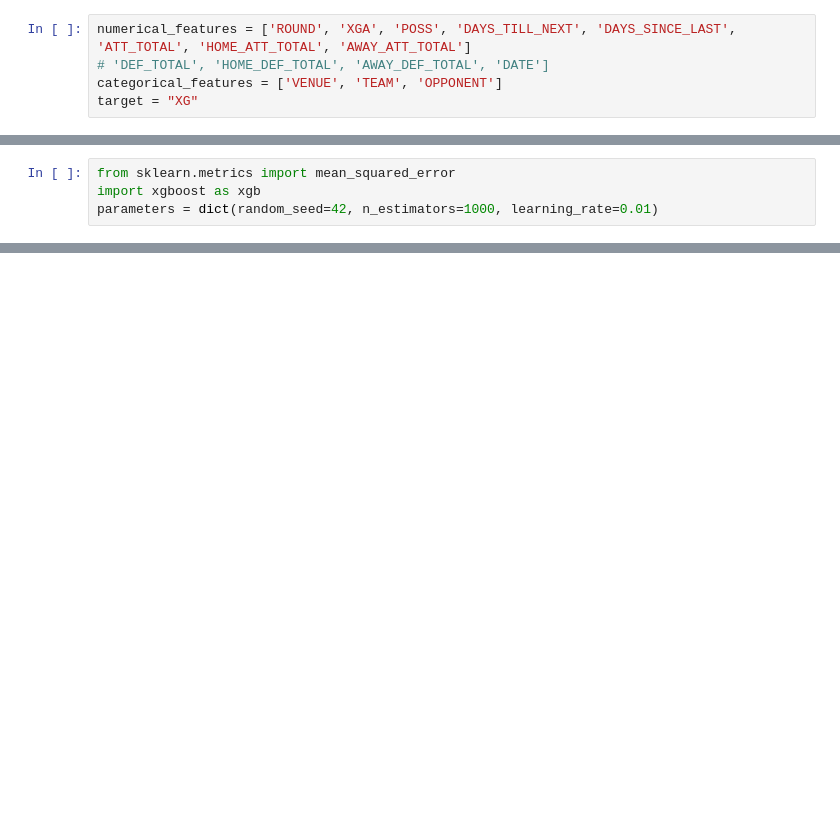
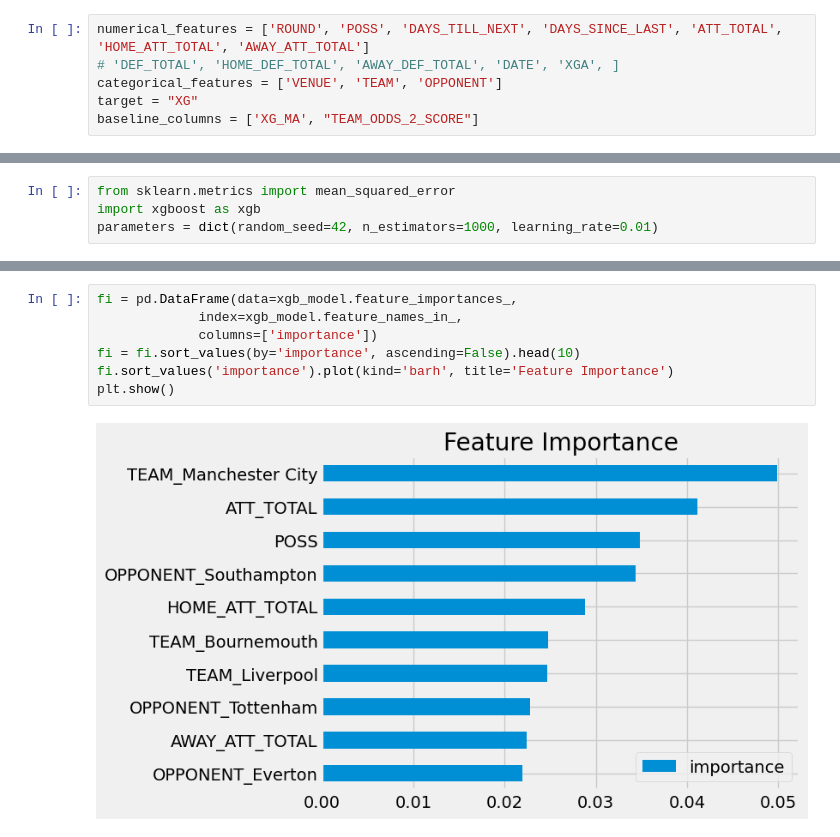
Before and after one commit to ongmk/FPL, a Jupyter notebook: fpl/notebooks/model.ipynb, the cells around one changed output, grey strips where cells are left out. Saved outputs shown, nothing was run; the diff lists cells and outputs as text; blank space fills up the shorter version.

```diff
--- a/fpl/notebooks/model.ipynb
+++ b/fpl/notebooks/model.ipynb
@@ -94,8 +35,9 @@ Index(['index', 'SEASON', 'TEAM', 'DATE', 'ROUND', 'VENUE', 'GF', 'GA',
 # %%
-numerical_features = ['ROUND', 'XGA', 'POSS', 'DAYS_TILL_NEXT', 'DAYS_SINCE_LAST', 'ATT_TOTAL', 'HOME_ATT_TOTAL', 'AWAY_ATT_TOTAL']
-# 'DEF_TOTAL', 'HOME_DEF_TOTAL', 'AWAY_DEF_TOTAL', 'DATE']
+numerical_features = ['ROUND', 'POSS', 'DAYS_TILL_NEXT', 'DAYS_SINCE_LAST', 'ATT_TOTAL', 'HOME_ATT_TOTAL', 'AWAY_ATT_TOTAL']
+# 'DEF_TOTAL', 'HOME_DEF_TOTAL', 'AWAY_DEF_TOTAL', 'DATE', 'XGA', ]
 categorical_features = ['VENUE', 'TEAM', 'OPPONENT']
 target = "XG"
+baseline_columns = ['XG_MA', "TEAM_ODDS_2_SCORE"]
 # %%
 one_hot_encoded_features = pd.get_dummies(processed_data[categorical_features+["index"]])
 one_hot_encoded_columns =  [col for col in one_hot_encoded_features.columns if col != 'index']
@@ -161,0 +106,9 @@ NameError: name 'X_train' is not defined
+# %%
+fi = pd.DataFrame(data=xgb_model.feature_importances_,
+             index=xgb_model.feature_names_in_,
+             columns=['importance'])
+fi = fi.sort_values(by='importance', ascending=False).head(10)
+fi.sort_values('importance').plot(kind='barh', title='Feature Importance')
+plt.show()
+# %% [output]
+[figure, added]
```
Also changed, not shown: parts of 14 cells of this notebook, 7 other files.
